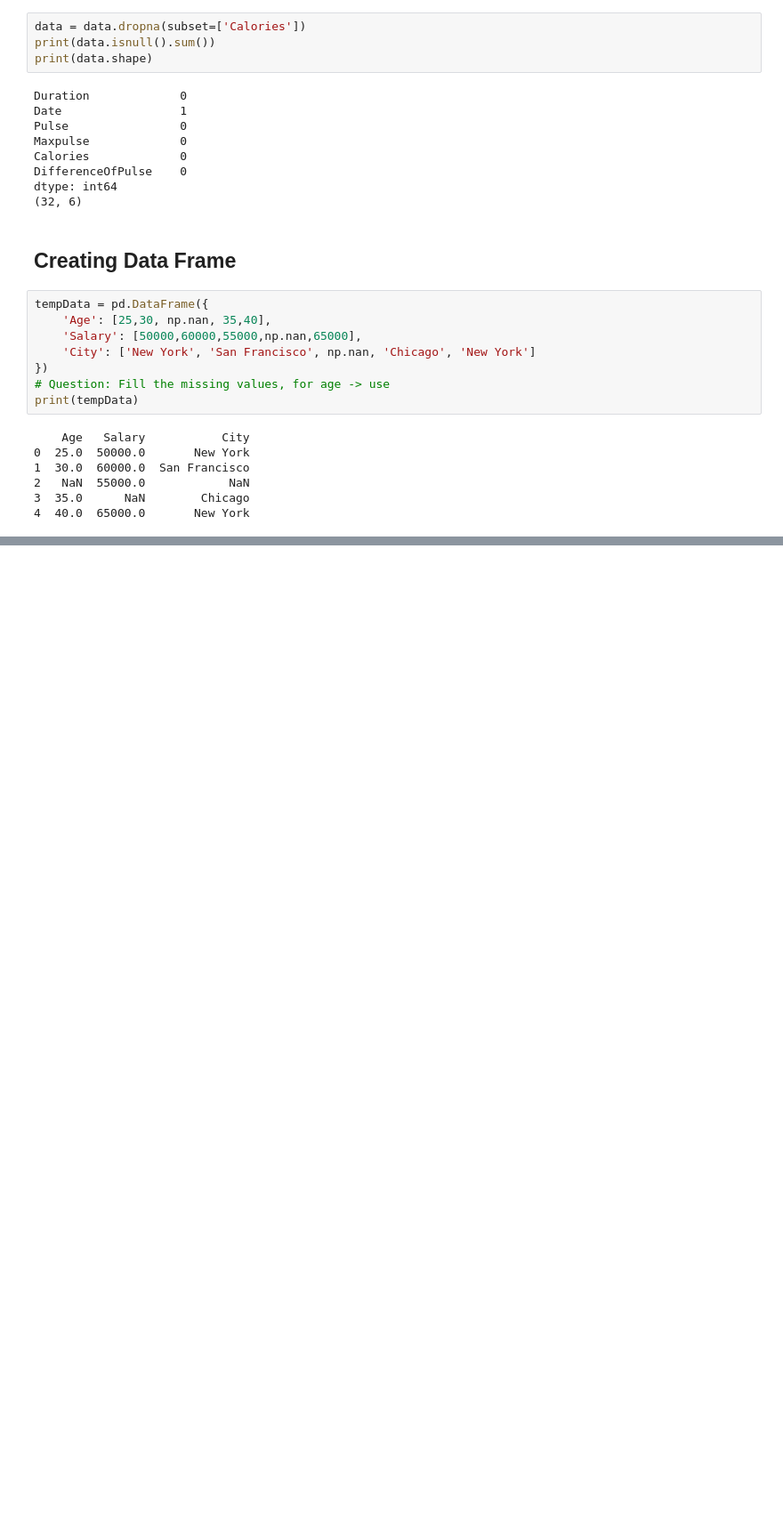
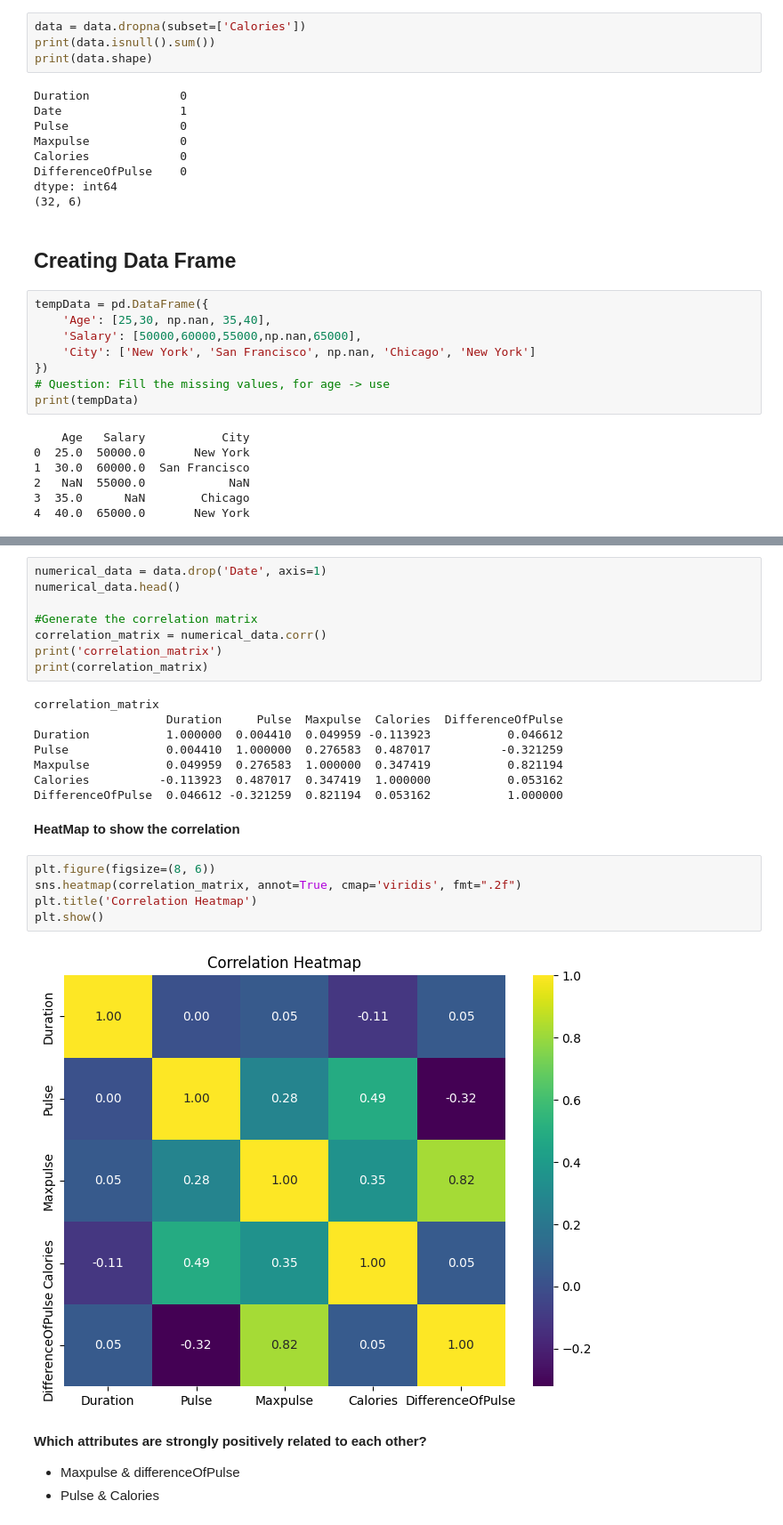
Before and after one commit to moniiandrea/Class_Data, a Jupyter notebook: EDA.ipynb, the cells around one changed output, grey strips where cells are left out. Shown at 89% size. Cells and saved outputs as stored; diff of their text form; blank space fills up the shorter version.

```diff
--- a/EDA.ipynb
+++ b/EDA.ipynb
@@ -248,0 +273,30 @@ barData.plot(kind='bar')
+# %%
+numerical_data = data.drop('Date', axis=1)
+numerical_data.head()
+
+#Generate the correlation matrix
+correlation_matrix = numerical_data.corr()
+print('correlation_matrix')
+print(correlation_matrix)
+# %% [output]
+correlation_matrix
+                   Duration     Pulse  Maxpulse  Calories  DifferenceOfPulse
+Duration           1.000000  0.004410  0.049959 -0.113923           0.046612
+Pulse              0.004410  1.000000  0.276583  0.487017          -0.321259
+Maxpulse           0.049959  0.276583  1.000000  0.347419           0.821194
+Calories          -0.113923  0.487017  0.347419  1.000000           0.053162
+DifferenceOfPulse  0.046612 -0.321259  0.821194  0.053162           1.000000
+# %% [markdown]
+**HeatMap to show the correlation**
+# %%
+plt.figure(figsize=(8, 6))
+sns.heatmap(correlation_matrix, annot=True, cmap='viridis', fmt=".2f")
+plt.title('Correlation Heatmap')
+plt.show()
+# %% [output]
+[figure, added]
+# %% [markdown]
+**Which attributes are strongly positively related to each other?**
+
+- Maxpulse & differenceOfPulse
+- Pulse & Calories
```
Also changed, not shown: parts of 14 cells of this notebook.
